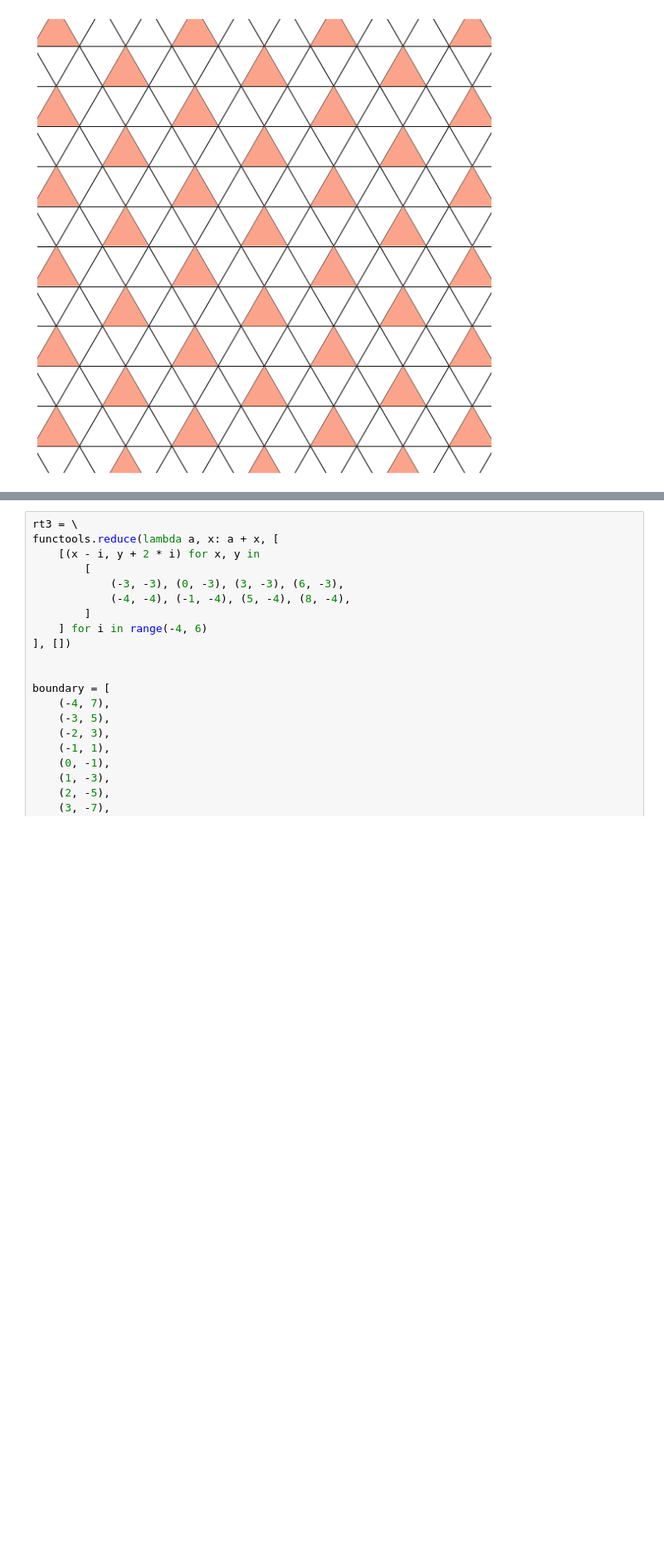
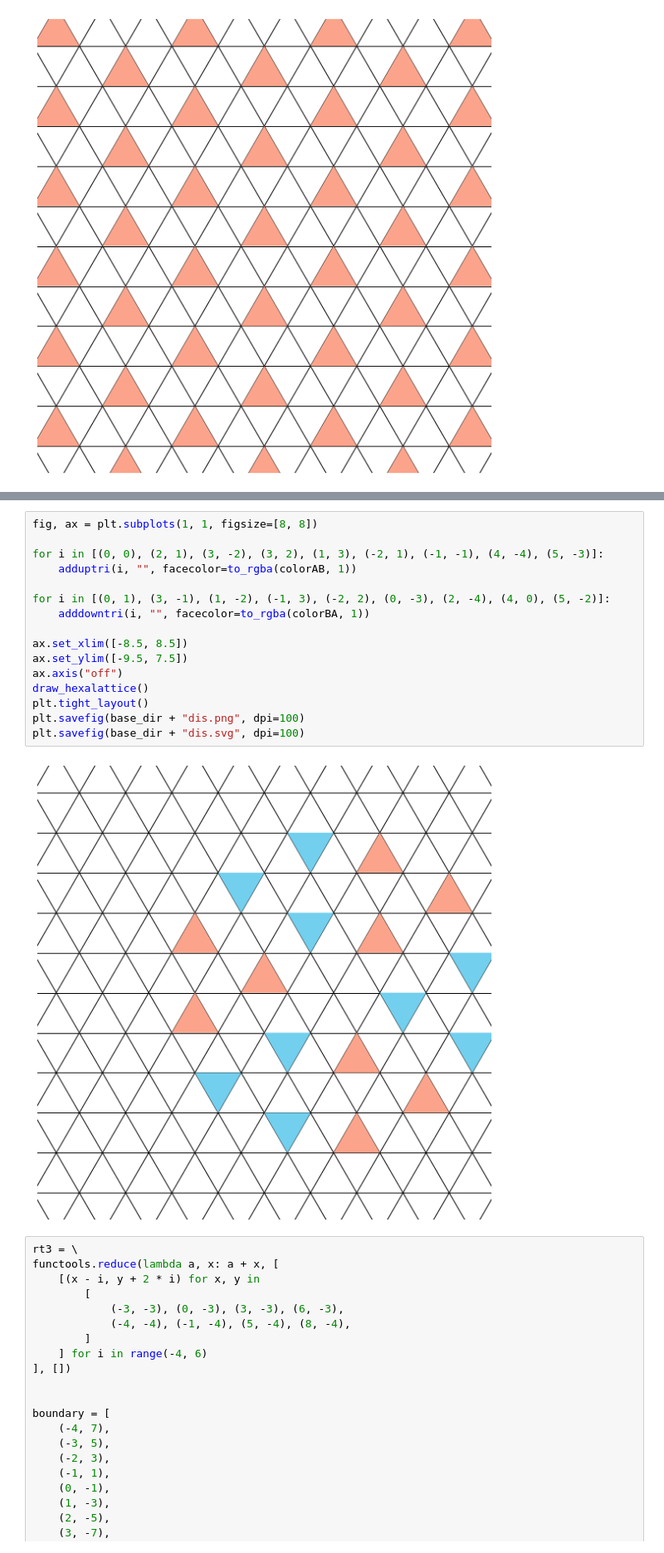
Before and after one commit to KimGroup/trimer-tbg, a Jupyter notebook: diagrams-Copy2.ipynb, the cells around one changed output, grey strips where cells are left out. Shown at 83% size. Drawn from its saved outputs; the diff is of its cells as text; blank space fills up the shorter version.

```diff
--- a/diagrams-Copy2.ipynb
+++ b/diagrams-Copy2.ipynb
@@ -638,3 +689,21 @@ plt.savefig(base_dir + "rt3.svg", dpi=100)
+# %%
+fig, ax = plt.subplots(1, 1, figsize=[8, 8])
+
+for i in [(0, 0), (2, 1), (3, -2), (3, 2), (1, 3), (-2, 1), (-1, -1), (4, -4), (5, -3)]:
+    adduptri(i, "", facecolor=to_rgba(colorAB, 1))
+
+for i in [(0, 1), (3, -1), (1, -2), (-1, 3), (-2, 2), (0, -3), (2, -4), (4, 0), (5, -2)]:
+    adddowntri(i, "", facecolor=to_rgba(colorBA, 1))
+
+ax.set_xlim([-8.5, 8.5])
+ax.set_ylim([-9.5, 7.5])
+ax.axis("off")
+draw_hexalattice()
+plt.tight_layout()
+plt.savefig(base_dir + "dis.png", dpi=100)
+plt.savefig(base_dir + "dis.svg", dpi=100)
+# %% [output]
+[figure, added]
 # %%
 rt3 = \
 functools.reduce(lambda a, x: a + x, [
```
Also changed, not shown: parts of 5 cells of this notebook, 9 other files.
